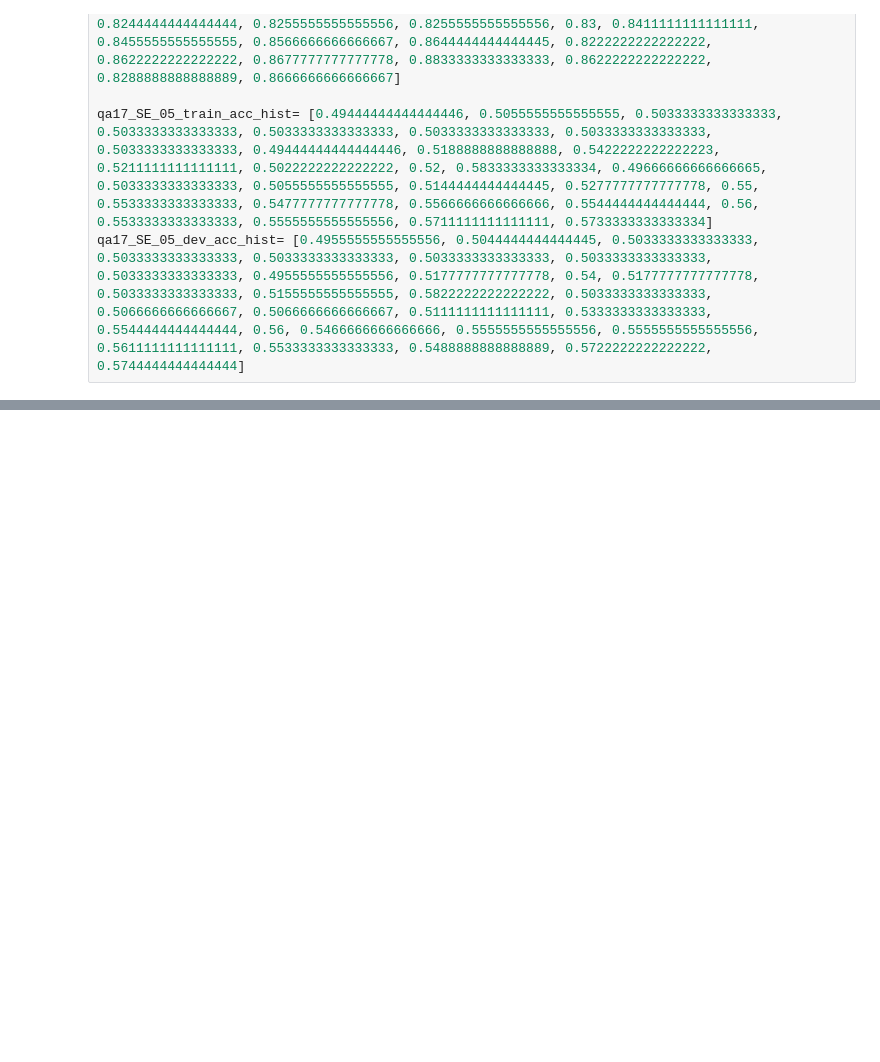
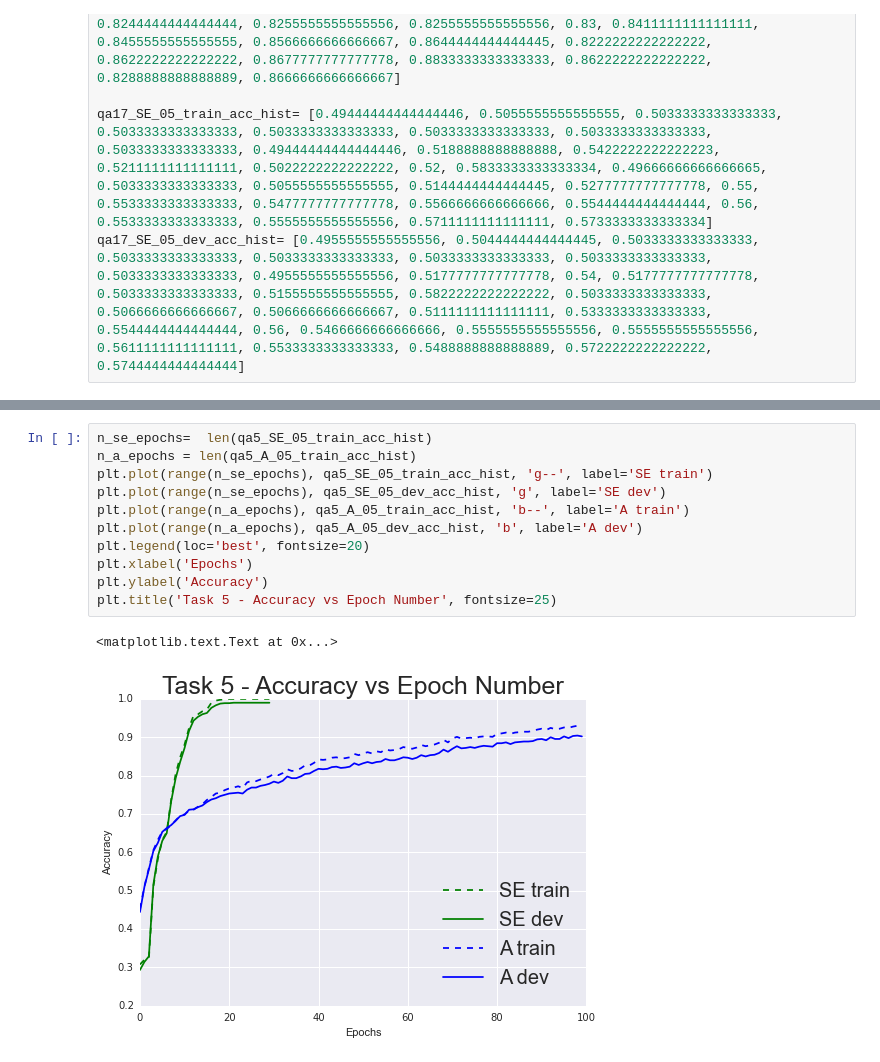
Before and after one commit to corbyrosset/question_answering, a Jupyter notebook: code/notebooks/update_data.ipynb, the cells around one changed output, grey strips where cells are left out. Saved outputs shown, nothing was run; the diff lists cells and outputs as text; blank space fills up the shorter version.

```diff
--- a/code/notebooks/update_data.ipynb
+++ b/code/notebooks/update_data.ipynb
@@ -30,0 +50,14 @@ qa17_SE_05_dev_acc_hist= [0.4955555555555556, 0.5044444444444445, 0.503333333333
+# %%
+n_se_epochs=  len(qa5_SE_05_train_acc_hist)
+n_a_epochs = len(qa5_A_05_train_acc_hist)
+plt.plot(range(n_se_epochs), qa5_SE_05_train_acc_hist, 'g--', label='SE train')
+plt.plot(range(n_se_epochs), qa5_SE_05_dev_acc_hist, 'g', label='SE dev')
+plt.plot(range(n_a_epochs), qa5_A_05_train_acc_hist, 'b--', label='A train')
+plt.plot(range(n_a_epochs), qa5_A_05_dev_acc_hist, 'b', label='A dev')
+plt.legend(loc='best', fontsize=20)
+plt.xlabel('Epochs')
+plt.ylabel('Accuracy')
+plt.title('Task 5 - Accuracy vs Epoch Number', fontsize=25)
+# %% [output]
+<matplotlib.text.Text at 0x...>
+[figure, added]
```
Also changed, not shown: parts of 5 cells of this notebook.
